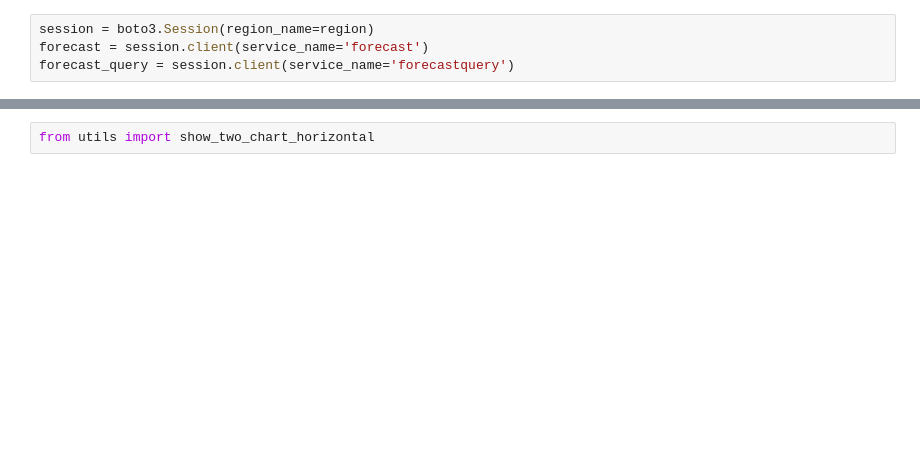
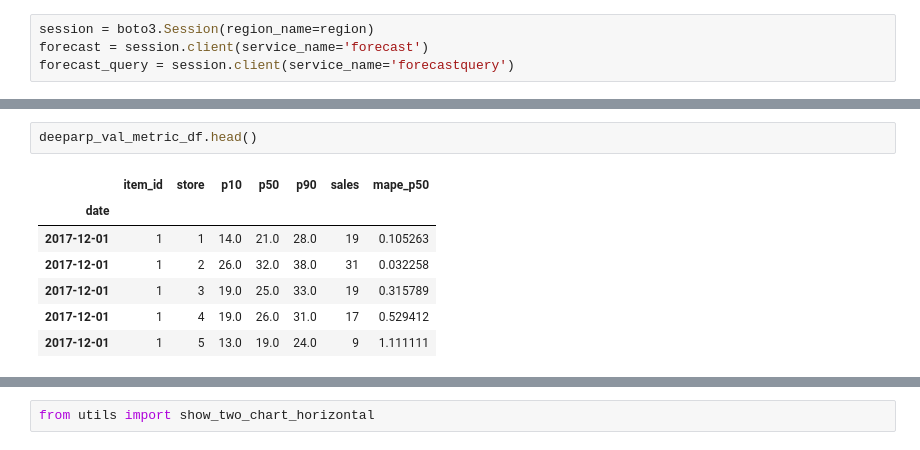
Before and after one commit to gonsoomoon-ml/Forecast, a Jupyter notebook: StoreItemDemand/5.Analyze_Target_Forecast.ipynb, the cells around one changed output, grey strips where cells are left out. Cells and saved outputs as stored; diff of their text form; blank space fills up the shorter version.

```diff
--- a/StoreItemDemand/5.Analyze_Target_Forecast.ipynb
+++ b/StoreItemDemand/5.Analyze_Target_Forecast.ipynb
@@ -259,0 +285,10 @@ deeparp:  0.14690541040378305
+# %%
+deeparp_val_metric_df.head()
+# %% [output]
+|  | item_id | store | p10 | p50 | p90 | sales | mape_p50 |
+| date |  |  |  |  |  |  |  |
+| 2017-12-01 | 1 | 1 | 14.0 | 21.0 | 28.0 | 19 | 0.105263 |
+| 2017-12-01 | 1 | 2 | 26.0 | 32.0 | 38.0 | 31 | 0.032258 |
+| 2017-12-01 | 1 | 3 | 19.0 | 25.0 | 33.0 | 19 | 0.315789 |
+| 2017-12-01 | 1 | 4 | 19.0 | 26.0 | 31.0 | 17 | 0.529412 |
+| 2017-12-01 | 1 | 5 | 13.0 | 19.0 | 24.0 | 9 | 1.111111 |
```
Also changed, not shown: parts of 69 cells of this notebook, 7 other files.
